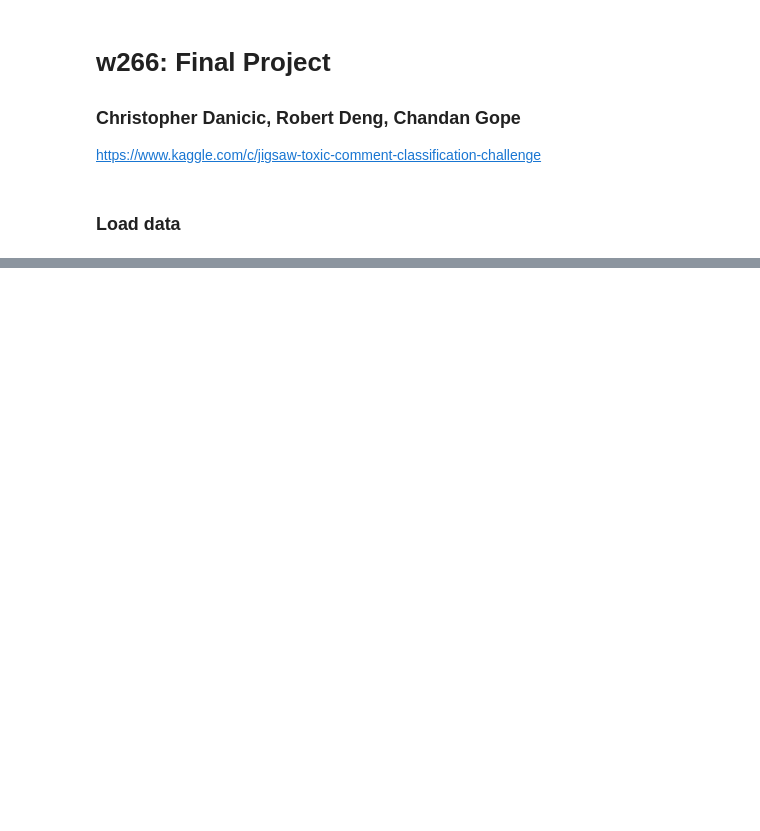
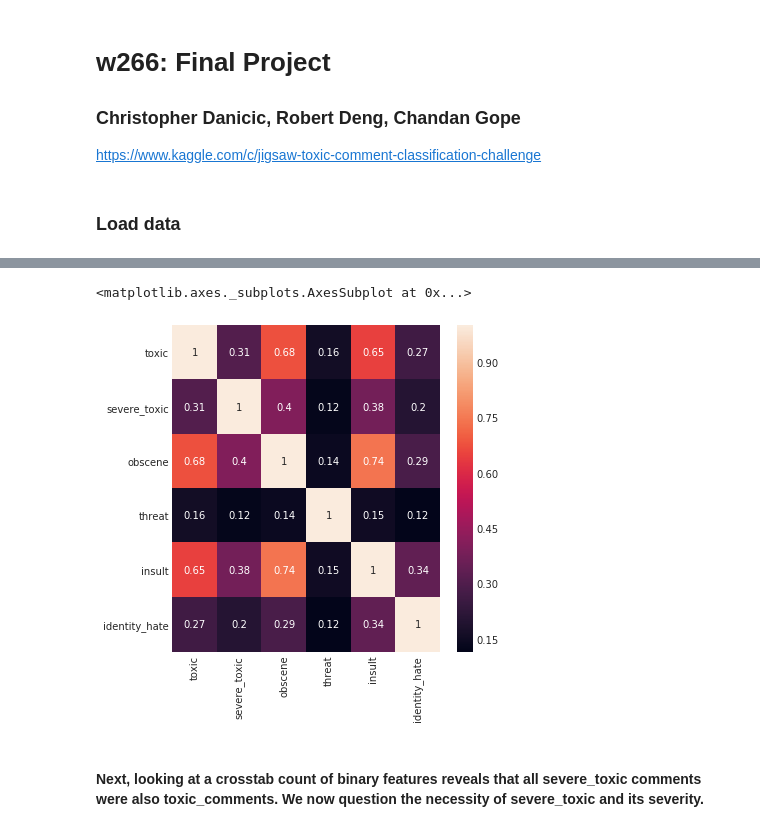
Before and after one commit to chandangope/w266-finalproject, a Jupyter notebook: toxic_comments-scikit-cv-tfidf-nltk.ipynb, the cells around one changed output, grey strips where cells are left out. Drawn from its saved outputs; the diff is of its cells as text; code cells hidden in the pictures; blank space fills up the shorter version.

```diff
--- a/toxic_comments-scikit-cv-tfidf-nltk.ipynb
+++ b/toxic_comments-scikit-cv-tfidf-nltk.ipynb
@@ -115,0 +167,12 @@ print("95% percentile length: {:.0f}".format(sentences_lengths.quantile(.95)))
+# %%
+temp_df = train.iloc[:,2:-1]
+corr=temp_df.corr()
+plt.figure(figsize=(6,6))
+sns.heatmap(corr,
+            xticklabels=corr.columns.values,
+            yticklabels=corr.columns.values, annot=True)
+# %% [output]
+<matplotlib.axes._subplots.AxesSubplot at 0x...>
+[figure, added]
+# %% [markdown]
+#### Next, looking at a crosstab count of binary features reveals that all severe_toxic comments were also toxic_comments. We now question the necessity of severe_toxic and its severity.
```
Also changed, not shown: parts of 63 cells of this notebook.
